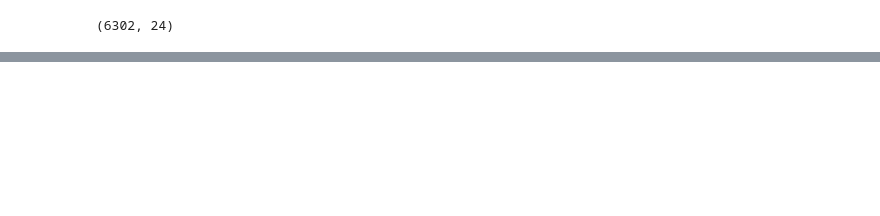
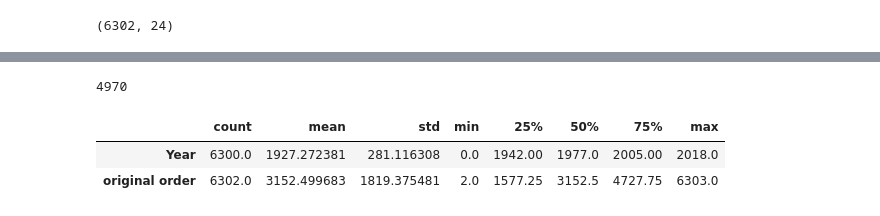
Before and after one commit to santiagofp9/Tiburon-a-la-vista-banista, a Jupyter notebook: Inquisiciones.ipynb, the cells around one changed output, grey strips where cells are left out. Saved outputs shown, nothing was run; the diff lists cells and outputs as text; code cells hidden in the pictures; blank space fills up the shorter version.

```diff
--- a/Inquisiciones.ipynb
+++ b/Inquisiciones.ipynb
@@ -52,9 +74,11 @@ len(tibu['Country'].unique())
 # %%
-#There are 4970 unique Investigator values.
+#There are 4131 unique Investigator values.
 #It seems that sometimes it is an individual -seemingly reporting for GlobalSharkAttackFile-.
 #Some other times it is local media report.
 #For now, I cannot think of anything interesting around here.
-tibu['Investigator or Source'].head()
+len(tibu['Investigator or Source'].unique())
+# %% [output]
+4970
 # %%
 #Checking the meal hours for sharks
 #I will need to calculate the percentage of null value in Date and Time columns.
@@ -70,0 +91,11 @@ tibu[['Date', 'Time']].head()
+# %%
+#Checking the relevance of Jaws premiere.
+#Jaws series were released on 1975, 1978, 1983 and 1987.
+#Sharknado from 2013 to 2018
+#I will use year column, as it is the trusty one.
+stats = tibu.describe().T
+stats
+# %% [output]
+|  | count | mean | std | min | 25% | 50% | 75% | max |
+| Year | 6300.0 | 1927.272381 | 281.116308 | 0.0 | 1942.00 | 1977.0 | 2005.00 | 2018.0 |
+| original order | 6302.0 | 3152.499683 | 1819.375481 | 2.0 | 1577.25 | 3152.5 | 4727.75 | 6303.0 |
```
Also changed, not shown: parts of 11 cells of this notebook, 4 other files.
